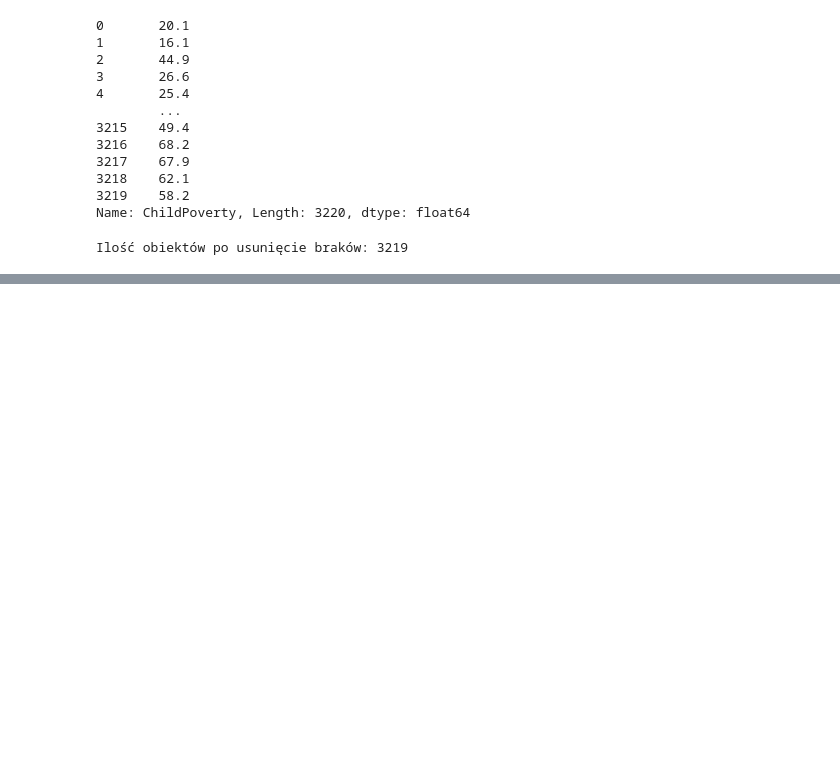
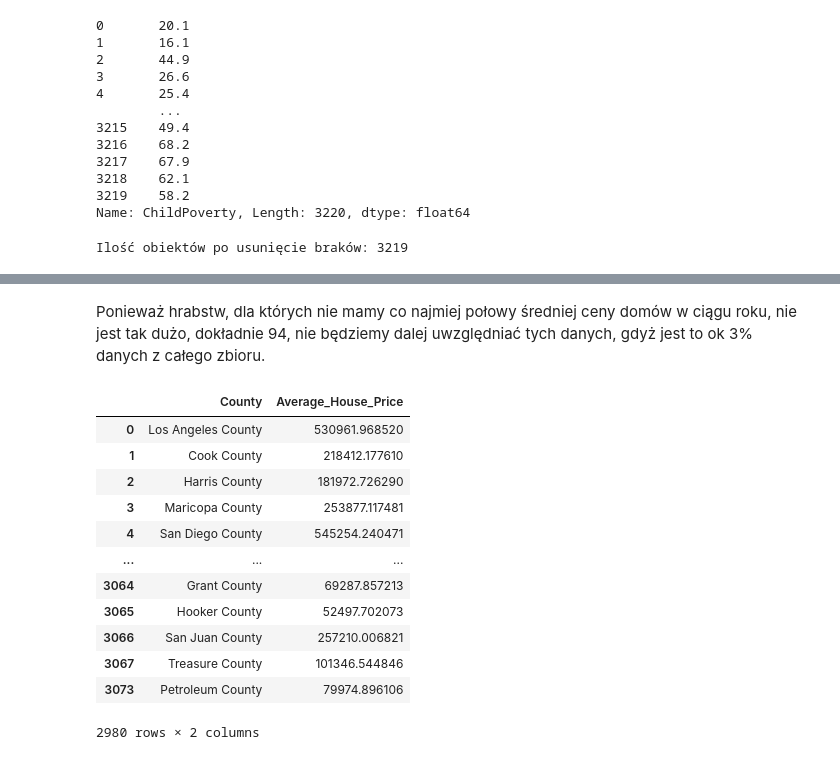
Before and after one commit to juskom/MED2024Z-PROJEKT, a Jupyter notebook: EDA.ipynb, the cells around one changed output, grey strips where cells are left out. Cells and saved outputs as stored; diff of their text form; code cells hidden in the pictures; blank space fills up the shorter version.

```diff
--- a/EDA.ipynb
+++ b/EDA.ipynb
@@ -209,0 +174,23 @@ Length: 553, dtype: int64
+# %% [markdown]
+Ponieważ hrabstw, dla których nie mamy co najmiej połowy średniej ceny domów w ciągu roku, nie jest tak dużo, dokładnie 94, nie będziemy dalej uwzględniać tych danych, gdyż jest to ok 3% danych z całego zbioru.
+# %%
+df_m_cleaned = df_m.dropna(subset=df_m.columns[1:], how='all')
+
+df_m_cleaned = df_m_cleaned.assign(Average_House_Price=df_m_cleaned.iloc[:, 1:].mean(axis=1))
+df_m_cleaned.drop(df_m_cleaned.columns[1:13], axis = 1, inplace = True)
+df_m_cleaned = df_m_cleaned.rename(columns={"RegionName": "County",})
+df_m_cleaned
+# %% [output]
+|  | County | Average_House_Price |
+| 0 | Los Angeles County | 530961.968520 |
+| 1 | Cook County | 218412.177610 |
+| 2 | Harris County | 181972.726290 |
+| 3 | Maricopa County | 253877.117481 |
+| 4 | San Diego County | 545254.240471 |
+| ... | ... | ... |
+| 3064 | Grant County | 69287.857213 |
+| 3065 | Hooker County | 52497.702073 |
+| 3066 | San Juan County | 257210.006821 |
+| 3067 | Treasure County | 101346.544846 |
+| 3073 | Petroleum County | 79974.896106 |
+2980 rows × 2 columns
```
Also changed, not shown: parts of 15 cells of this notebook.
